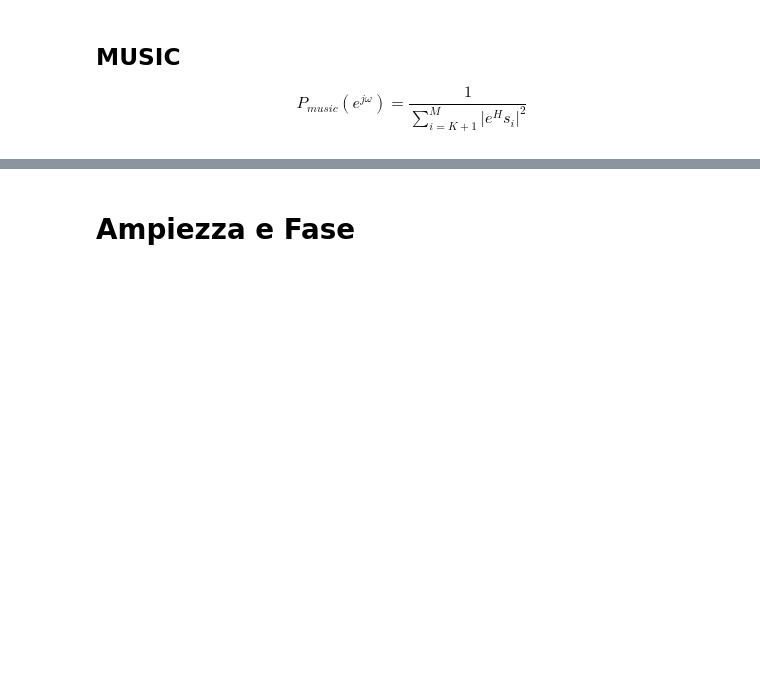
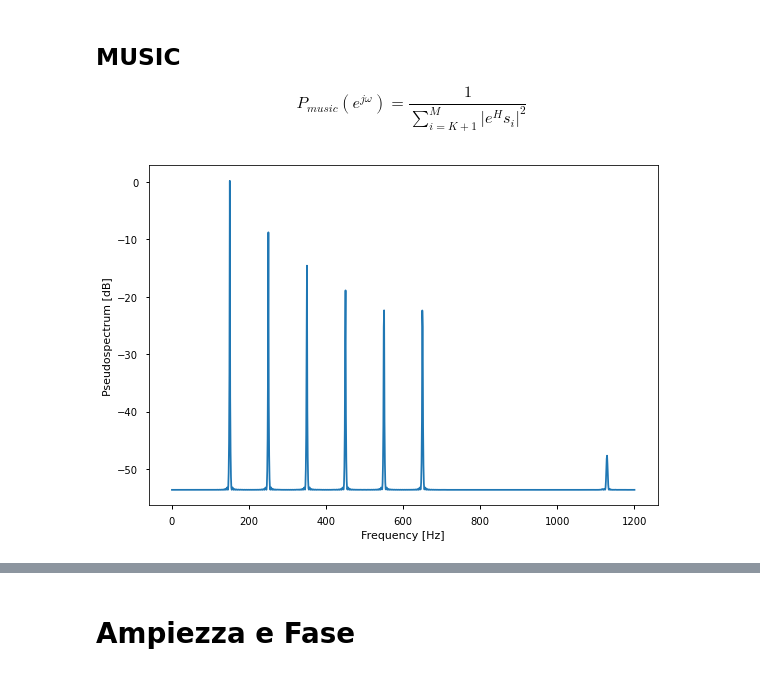
Before and after one commit to andreafeletto/music-vs-esprit, a Jupyter notebook: examples/music-odd.ipynb, the cells around one changed output, grey strips where cells are left out. Cells and saved outputs as stored; diff of their text form; code cells hidden in the pictures; blank space fills up the shorter version.

```diff
--- a/examples/music-odd.ipynb
+++ b/examples/music-odd.ipynb
@@ -48,10 +70,7 @@ fig.tight_layout()
 # %%
-fastest_period = np.around(sampling_freq / power_freq).astype(int)
-time_window = fastest_period * harmonic_numbers[-1]
+power_period = np.around(sampling_freq / power_freq).astype(int)
+time_window = power_period * 10
 data_size = signal.size - time_window + 1
 
 windows = [signal[i : i + time_window] for i in range(data_size)]
 data_matrix = np.vstack(windows)
-
-print(f'numero di finestre: {data_matrix.shape[0]}')
-print(f'larghezza finestre: {data_matrix.shape[1]}')
@@ -69,8 +83,14 @@ correlation.shape
 # signal: K largest      -> M - K : M - 1
 # noise: M - K smallest  -> 0 : M - K - 1
 
-signal_pca = LA.eigh(correlation, subset_by_index=(time_window - no_of_harmonics, time_window - 1))
-noise_pca = LA.eigh(correlation, subset_by_index=(0, time_window - no_of_harmonics - 1))
+correlation = data_matrix.conj().T @ data_matrix / data_matrix.shape[0]
+
+signal_space_index = (time_window - no_of_harmonics, time_window - 1)
+noise_space_index = (0, time_window - no_of_harmonics - 1)
+
+signal_pca = LA.eigh(correlation, subset_by_index=signal_space_index)
+noise_pca = LA.eigh(correlation, subset_by_index=noise_space_index)
+
 signal_eigvecs = signal_pca[1].T
 noise_eigvecs = noise_pca[1].T
 # %% [markdown]
@@ -79,17 +99,19 @@ $$
 P_{music}(e^{j\omega}) = \frac{1}{\sum_{i=K+1}^M |e^H s_i|^2}
 $$
 # %%
-omegas = np.linspace(0, np.pi, 2000)
+omegas = np.linspace(0, np.pi, sampling_freq // 2)
 freqs = omegas * sampling_freq / tau
 
 steering_matrix = np.exp(1j * np.outer(omegas, np.arange(time_window)))
 pseudo_power = 1 / np.sum(np.abs(noise_eigvecs @ steering_matrix.conj().T) ** 2, axis=0)
 
 fig, ax = plt.subplots()
 plotdb(ax, freqs, pseudo_power)
 ax.set_xlabel('Frequency [Hz]')
 ax.set_ylabel('Pseudospectrum [dB]')
 fig.tight_layout()
+# %% [output]
+[figure, added]
 # %%
 peaks_idx, _ = ss.find_peaks(pseudo_power)
 
```
Also changed, not shown: parts of 18 cells of this notebook, 9 other files.
